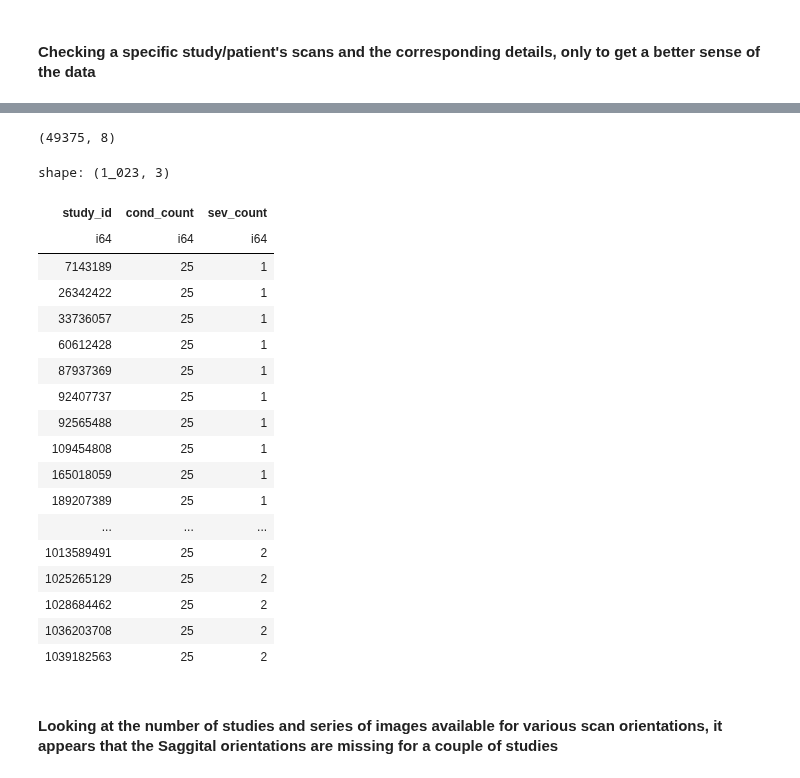
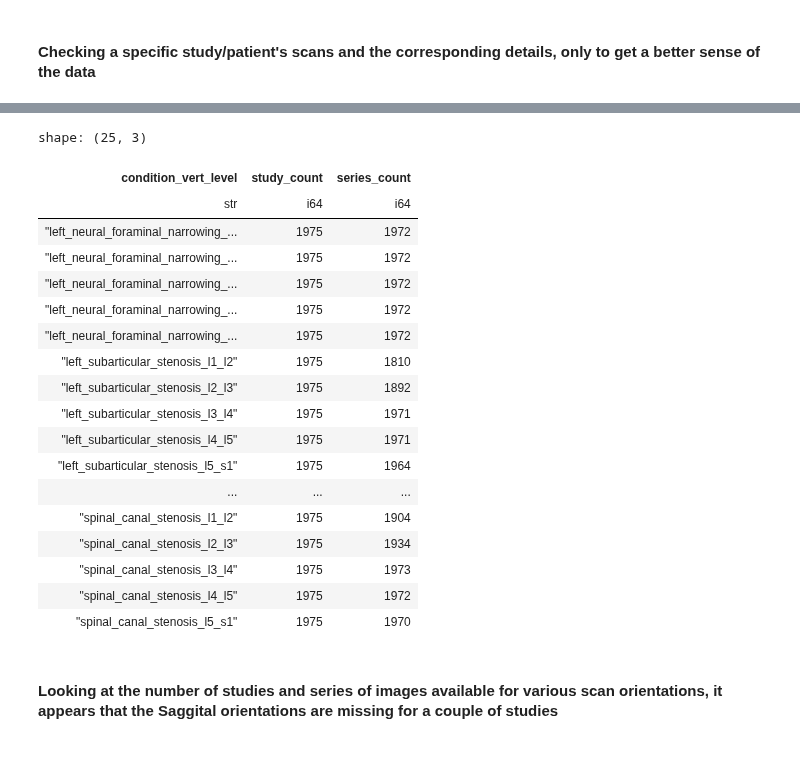
Before and after one commit to sumaniitm/RSNA-2024-Lumbar-Spine-Degenerative-Classification, a Jupyter notebook: primary-problem-study-rsna-2024.ipynb, the cells around one changed output, grey strips where cells are left out. Drawn from its saved outputs; the diff is of its cells as text; code cells hidden in the pictures.

```diff
--- a/primary-problem-study-rsna-2024.ipynb
+++ b/primary-problem-study-rsna-2024.ipynb
@@ -136,37 +103,26 @@ shape: (25, 7)
-# %%
-full_training_data = dd.sql("select t1.study_id, t2.series_id, t2.series_description, t2.instance_number \
-, t1.condition_vert_level, t1.severity, t2.x, t2.y \
-from train_meta_data_melted t1 \
-left join train_series_coordinates t2 on t1.study_id = t2.study_id \
-and t1.condition_vert_level = t2.condition \
-").pl()
-
-full_training_data.shape
-# %% [output]
-(49375, 8)
 # %%
-dd.sql("select study_id, count(distinct(condition_vert_level)) as cond_count, count(distinct(severity)) as sev_count \
-from full_training_data group by study_id having sev_count < 3 order by 3").pl()
+dd.sql("select condition_vert_level, count(distinct(study_id)) as study_count, count(distinct(series_id)) as series_count \
+from full_training_data group by condition_vert_level order by 1").pl()
 # %% [output]
-shape: (1_023, 3)
+shape: (25, 3)
-| study_id | cond_count | sev_count |
-| i64 | i64 | i64 |
-| 7143189 | 25 | 1 |
-| 26342422 | 25 | 1 |
-| 33736057 | 25 | 1 |
-| 60612428 | 25 | 1 |
-| 87937369 | 25 | 1 |
-| 92407737 | 25 | 1 |
-| 92565488 | 25 | 1 |
-| 109454808 | 25 | 1 |
-| 165018059 | 25 | 1 |
-| 189207389 | 25 | 1 |
+| condition_vert_level | study_count | series_count |
+| str | i64 | i64 |
+| "left_neural_foraminal_narrowing_... | 1975 | 1972 |
+| "left_neural_foraminal_narrowing_... | 1975 | 1972 |
+| "left_neural_foraminal_narrowing_... | 1975 | 1972 |
+| "left_neural_foraminal_narrowing_... | 1975 | 1972 |
+| "left_neural_foraminal_narrowing_... | 1975 | 1972 |
+| "left_subarticular_stenosis_l1_l2" | 1975 | 1810 |
+| "left_subarticular_stenosis_l2_l3" | 1975 | 1892 |
+| "left_subarticular_stenosis_l3_l4" | 1975 | 1971 |
+| "left_subarticular_stenosis_l4_l5" | 1975 | 1971 |
+| "left_subarticular_stenosis_l5_s1" | 1975 | 1964 |
 | ... | ... | ... |
-| 1013589491 | 25 | 2 |
-| 1025265129 | 25 | 2 |
-| 1028684462 | 25 | 2 |
-| 1036203708 | 25 | 2 |
-| 1039182563 | 25 | 2 |
+| "spinal_canal_stenosis_l1_l2" | 1975 | 1904 |
+| "spinal_canal_stenosis_l2_l3" | 1975 | 1934 |
+| "spinal_canal_stenosis_l3_l4" | 1975 | 1973 |
+| "spinal_canal_stenosis_l4_l5" | 1975 | 1972 |
+| "spinal_canal_stenosis_l5_s1" | 1975 | 1970 |
 # %% [markdown]
 #### Looking at the number of studies and series of images available for various scan orientations, it appears that the Saggital orientations are missing for a couple of studies
 # %%
```
Also changed, not shown: parts of 30 cells of this notebook.
